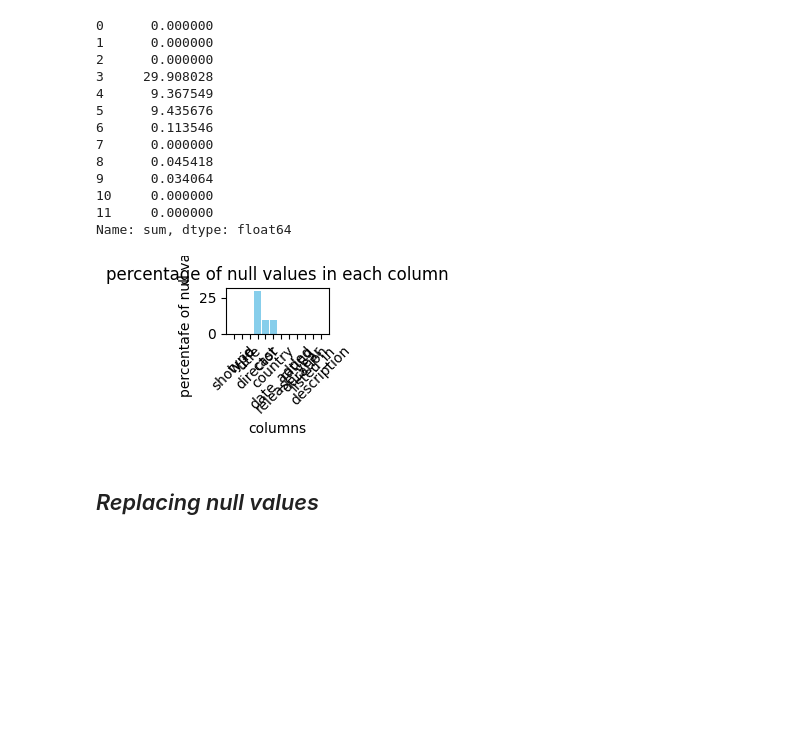
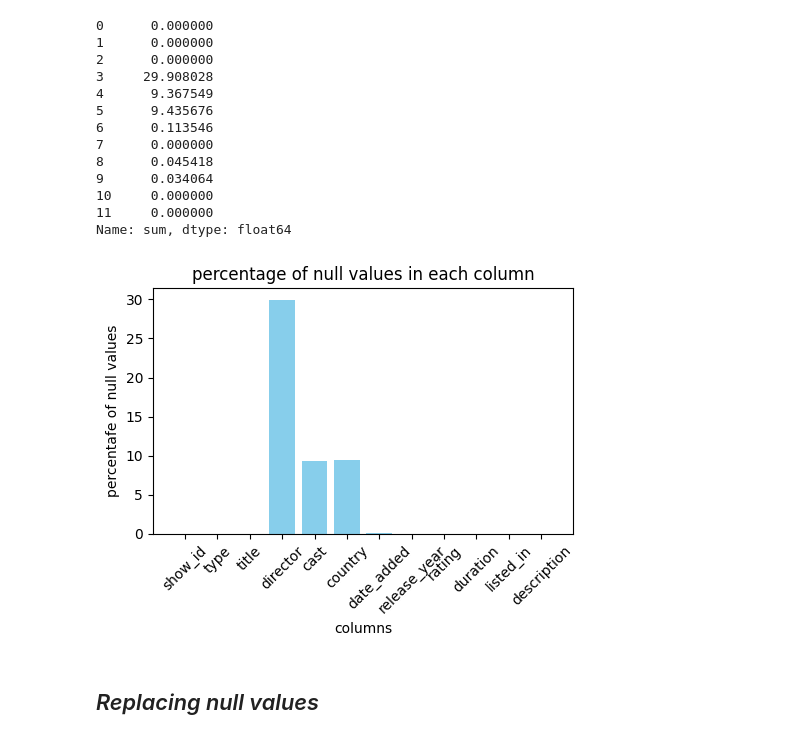
Before and after one commit to harshita-d/Data_Visualization, a Jupyter notebook: netflix-data-visualization.ipynb, the cells around one changed output. Saved outputs shown, nothing was run; the diff lists cells and outputs as text; code cells hidden in the pictures; blank space fills up the shorter version.

Commit message:
Kaggle Notebook | netflix-data-visualization | V3

```diff
--- a/netflix-data-visualization.ipynb
+++ b/netflix-data-visualization.ipynb
@@ -122,16 +122,16 @@ print(null_percent)
 11     0.000000
 Name: sum, dtype: float64
 # %%
-plt.figure(figsize=(2,2))
+plt.figure(figsize=(5,4))
 plt.bar(isnull_sum['features'], null_percent.values, color='skyblue', label='Non-Null Values')
 plt.xlabel('columns')
 plt.ylabel("percentafe of null values")
 plt.title("percentage of null values in each column")
 plt.xticks(rotation=45)
 plt.tight_layout()
 plt.show()
 # %% [output]
-[figure, old version]
+[figure, new version]
 # %% [markdown]
 ## *Replacing null values*
 # %%
```
Also changed, not shown: parts of 19 cells of this notebook.
